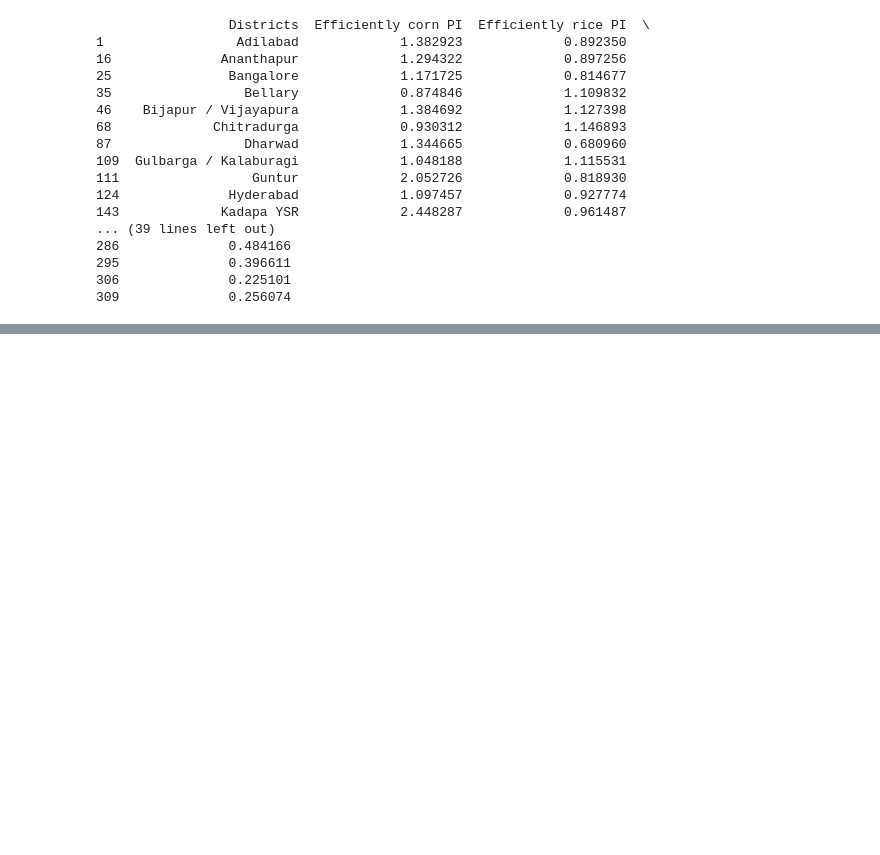
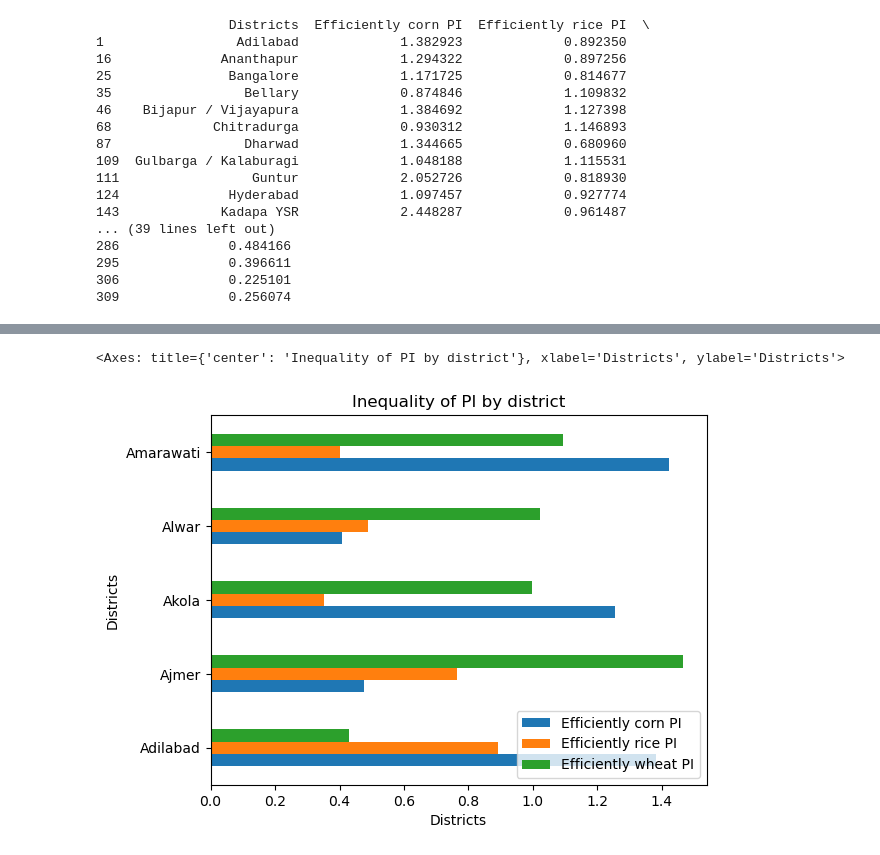
Before and after one commit to brehima5/M0BusinessDataAnalysis_ThiernoB, a Jupyter notebook: analysis.ipynb, the cells around one changed output, grey strips where cells are left out. Saved outputs shown, nothing was run; the diff lists cells and outputs as text; code cells hidden in the pictures; blank space fills up the shorter version.

```diff
--- a/analysis.ipynb
+++ b/analysis.ipynb
@@ -2,7 +2,7 @@
 # import pandas library as pd
 # import my excel file with the sheet named final data and I print the 5 first rows
 import pandas as pd
-df=pd.read_excel("My projectM.xlsx", sheet_name="final data")
+df=pd.read_excel("Analysis.xlsx", sheet_name="final data")
 print(df.head())
 # %% [output]
      Districts  Efficiently corn PI  Efficiently rice PI  Efficiently wheat PI
@@ -98,0 +80,6 @@ lengh_of_list: 79
+# %%
+# Here I filtered data by using a function that shows the districts with PI of crops < 0.5
+def filter_low_PI(df):
+    return df[(df['Efficiently corn PI']< 0.5) | (df['Efficiently rice PI']<0.5) | (df['Efficiently wheat PI']<0.5)]
+district_target= filter_low_PI(df)
+print(district_target)
@@ -98,0 +156,7 @@ lengh_of_list: 79
+# %%
+#making a chart with pandas. this chart shows only the 5 first districts and their productivity index
+#I made a horizontal bar plot and set the index to be the Districts.
+district_target.head().set_index('Districts').plot.barh(xlabel= "Districts" , title= "Inequality of PI by district")
+# %% [output]
+<Axes: title={'center': 'Inequality of PI by district'}, xlabel='Districts', ylabel='Districts'>
+[figure, added]
```
Also changed, not shown: parts of 6 cells of this notebook.
